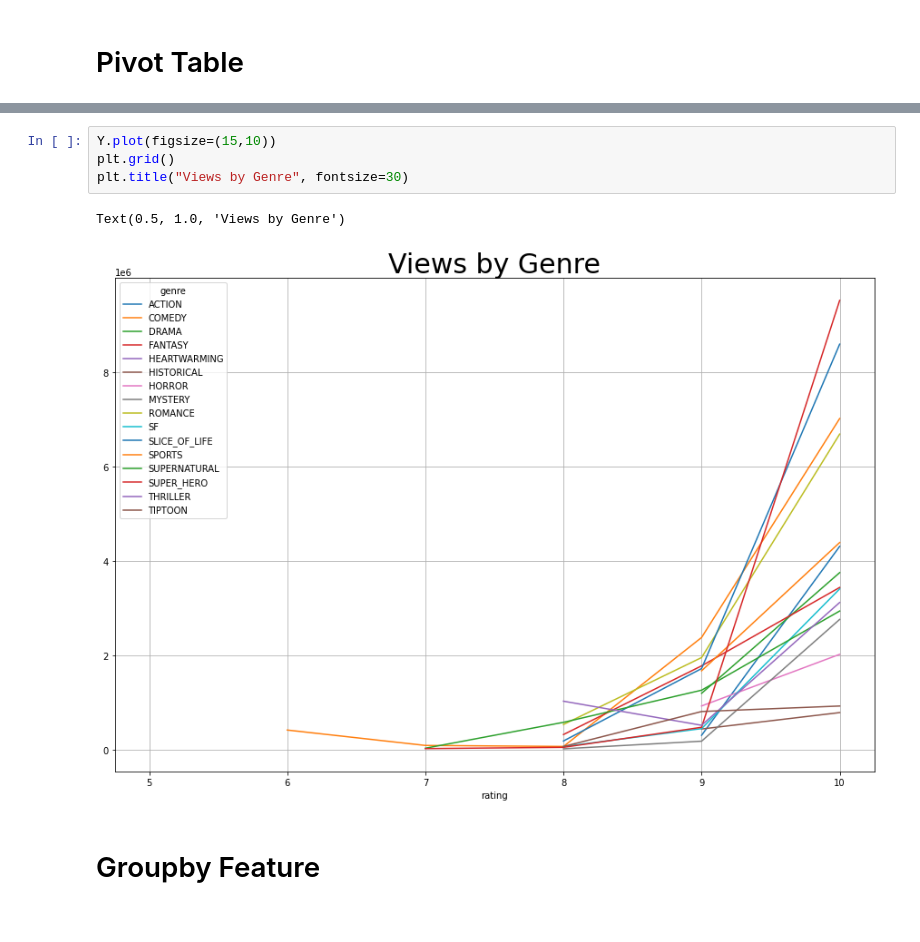
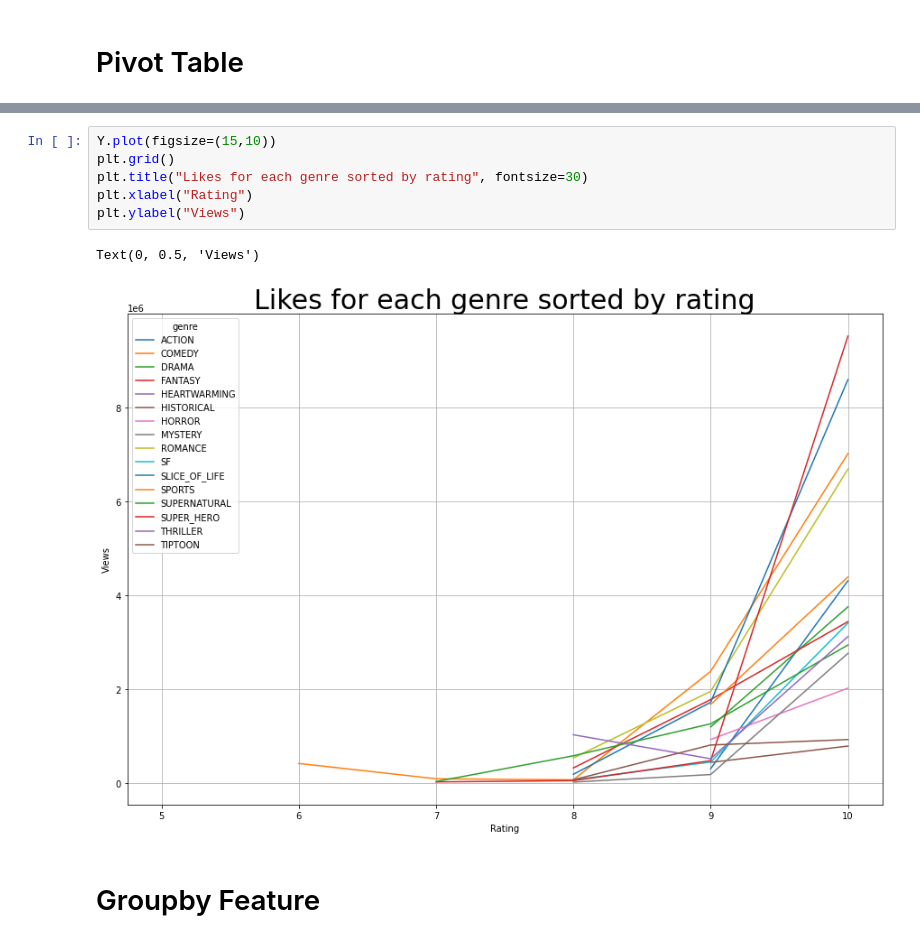
Before and after one commit to JohnLervandal/CS103A-CPA01, a Jupyter notebook: CPA01.ipynb, the cells around one changed output, grey strips where cells are left out. Saved outputs shown, nothing was run; the diff lists cells and outputs as text.

```diff
--- a/CPA01.ipynb
+++ b/CPA01.ipynb
@@ -137,10 +137,12 @@ Y
 # %%
 Y.plot(figsize=(15,10))
 plt.grid()
-plt.title("Views by Genre", fontsize=30)
+plt.title("Likes for each genre sorted by rating", fontsize=30)
+plt.xlabel("Rating")
+plt.ylabel("Views")
 # %% [output]
-Text(0.5, 1.0, 'Views by Genre')
+Text(0, 0.5, 'Views')
-[figure, old version]
+[figure, new version]
 # %% [markdown]
 <h1>Groupby Feature</h1>
 # %%
```
